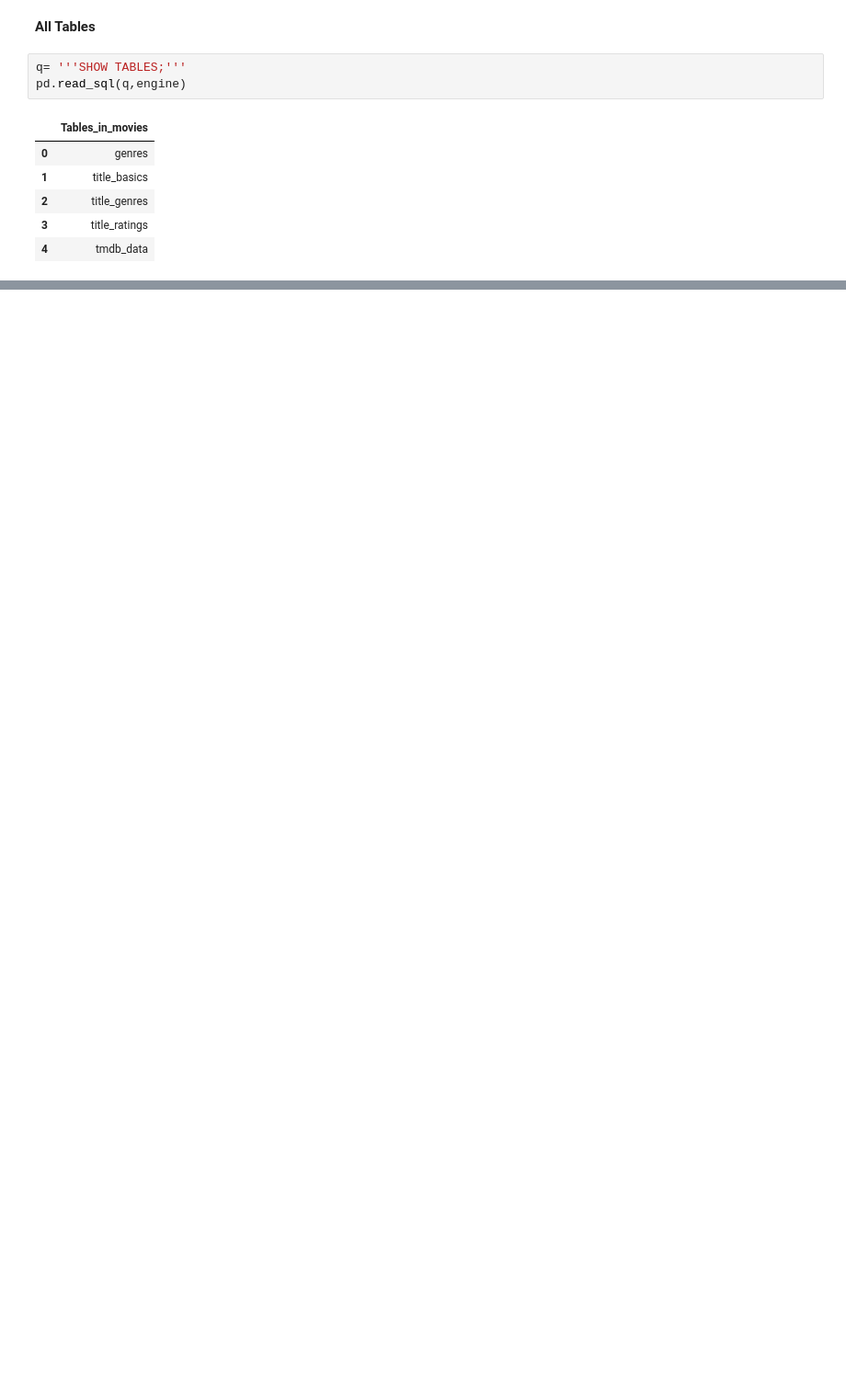
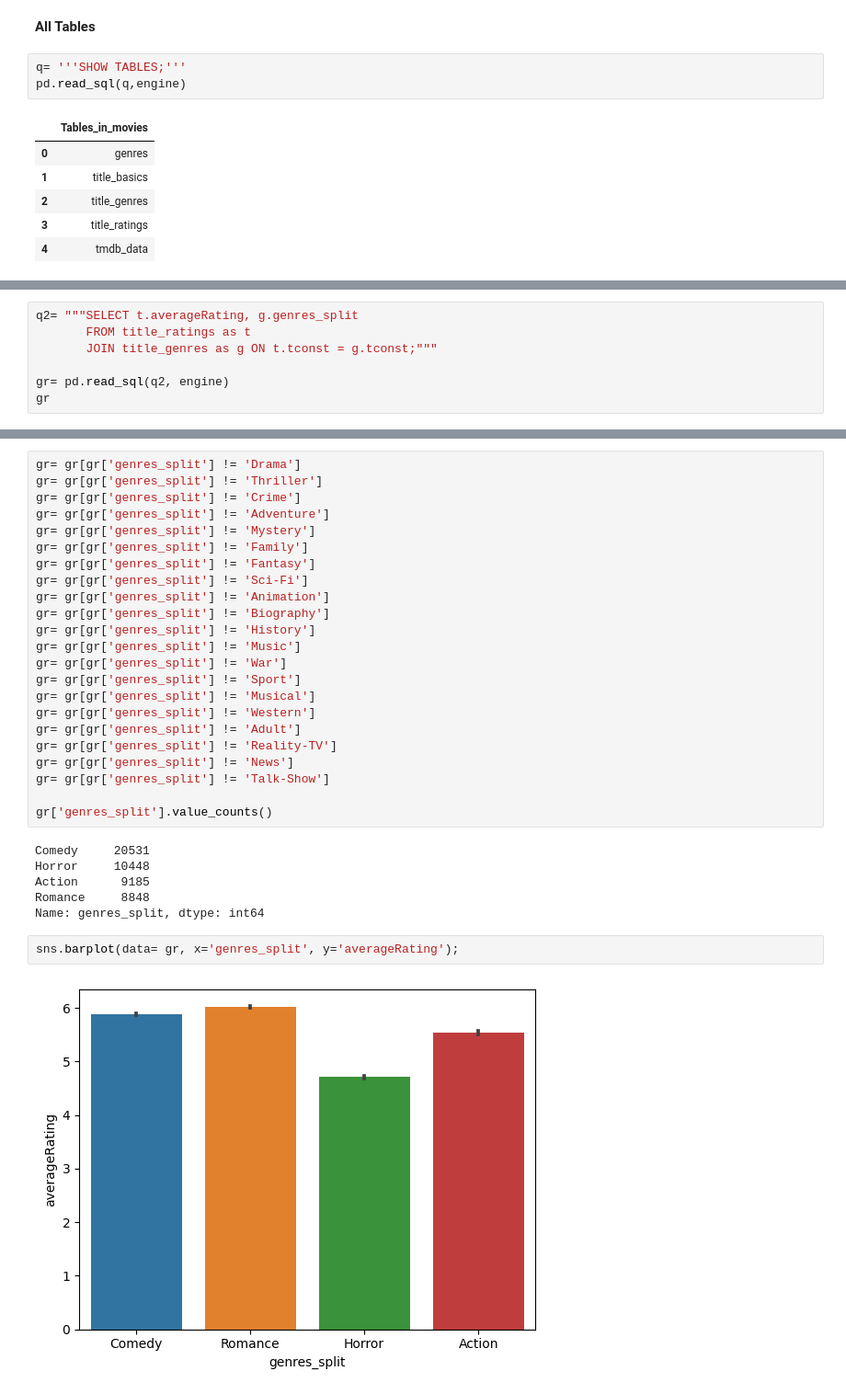
Before and after one commit to wrodemoyer/Movies-IMDB, a Jupyter notebook: Movies - IMDB.ipynb, the cells around one changed output, grey strips where cells are left out. Shown: that part at 92% size. Saved outputs shown, nothing was run; the diff lists cells and outputs as text; blank space fills up the shorter version.

```diff
--- a/Movies - IMDB.ipynb
+++ b/Movies - IMDB.ipynb
@@ -864,0 +1217,7 @@ pd.read_sql(q,engine)
+# %%
+q2= """SELECT t.averageRating, g.genres_split
+       FROM title_ratings as t
+       JOIN title_genres as g ON t.tconst = g.tconst;"""
+
+gr= pd.read_sql(q2, engine)
+gr
@@ -864,0 +1258,33 @@ pd.read_sql(q,engine)
+# %%
+gr= gr[gr['genres_split'] != 'Drama']
+gr= gr[gr['genres_split'] != 'Thriller']
+gr= gr[gr['genres_split'] != 'Crime']
+gr= gr[gr['genres_split'] != 'Adventure']
+gr= gr[gr['genres_split'] != 'Mystery']
+gr= gr[gr['genres_split'] != 'Family']
+gr= gr[gr['genres_split'] != 'Fantasy']
+gr= gr[gr['genres_split'] != 'Sci-Fi']
+gr= gr[gr['genres_split'] != 'Animation']
+gr= gr[gr['genres_split'] != 'Biography']
+gr= gr[gr['genres_split'] != 'History']
+gr= gr[gr['genres_split'] != 'Music']
+gr= gr[gr['genres_split'] != 'War']
+gr= gr[gr['genres_split'] != 'Sport']
+gr= gr[gr['genres_split'] != 'Musical']
+gr= gr[gr['genres_split'] != 'Western']
+gr= gr[gr['genres_split'] != 'Adult']
+gr= gr[gr['genres_split'] != 'Reality-TV']
+gr= gr[gr['genres_split'] != 'News']
+gr= gr[gr['genres_split'] != 'Talk-Show']
+
+gr['genres_split'].value_counts()
+# %% [output]
+Comedy     20531
+Horror     10448
+Action      9185
+Romance     8848
+Name: genres_split, dtype: int64
+# %%
+sns.barplot(data= gr, x='genres_split', y='averageRating');
+# %% [output]
+[figure, added]
```
Also changed, not shown: parts of 90 cells of this notebook, 5 other files.
